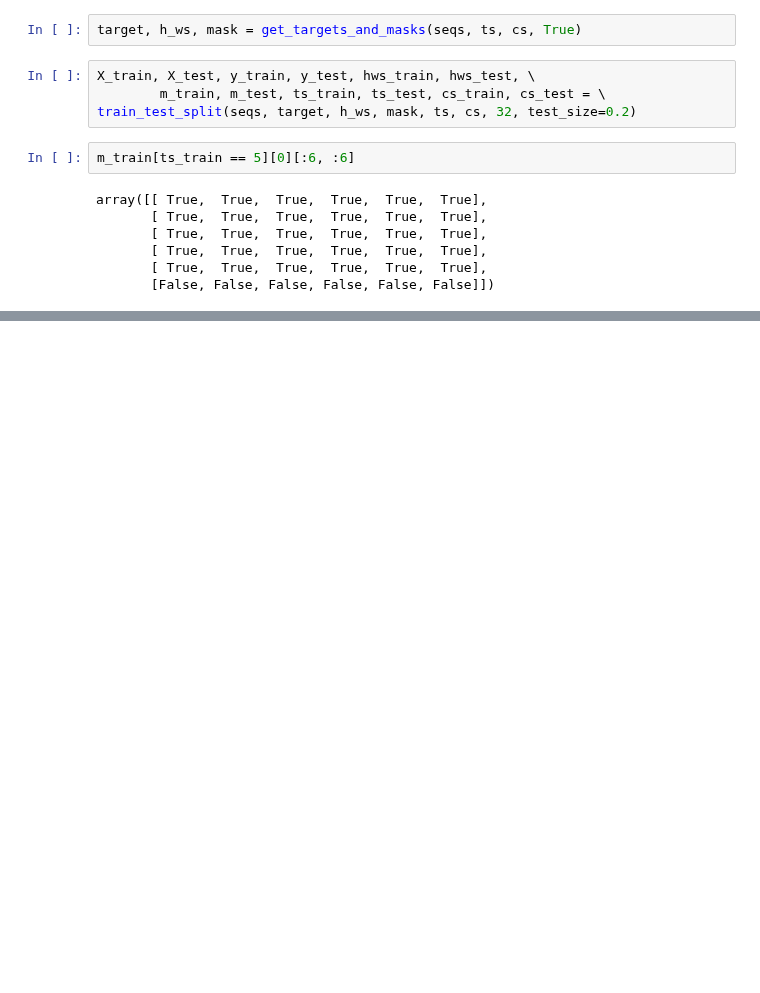
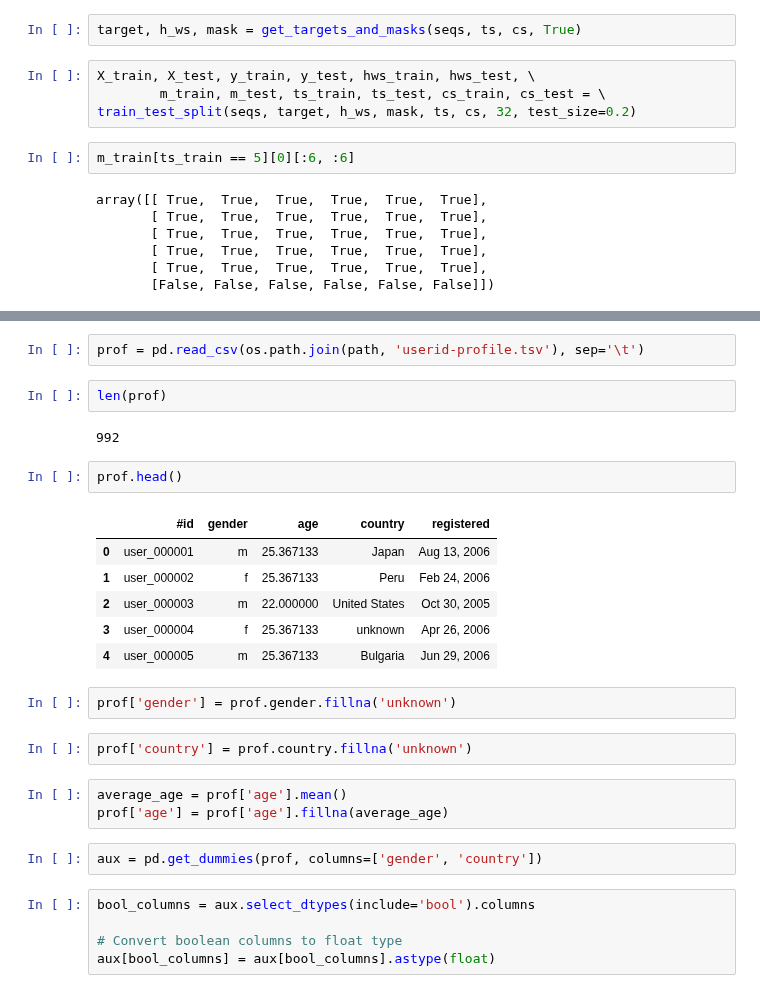
Before and after one commit to marianaw/deeptcsr, a Jupyter notebook: notebooks/load_dataset_debug.ipynb, the cells around one changed output, grey strips where cells are left out. Drawn from its saved outputs; the diff is of its cells as text; blank space fills up the shorter version.

```diff
--- a/notebooks/load_dataset_debug.ipynb
+++ b/notebooks/load_dataset_debug.ipynb
@@ -50,0 +45,29 @@ array([False, False, False, False,  True, False,  True, False, False,
+# %%
+prof = pd.read_csv(os.path.join(path, 'userid-profile.tsv'), sep='\t')
+# %%
+len(prof)
+# %% [output]
+992
+# %%
+prof.head()
+# %% [output]
+|  | #id | gender | age | country | registered |
+| 0 | user_000001 | m | 25.367133 | Japan | Aug 13, 2006 |
+| 1 | user_000002 | f | 25.367133 | Peru | Feb 24, 2006 |
+| 2 | user_000003 | m | 22.000000 | United States | Oct 30, 2005 |
+| 3 | user_000004 | f | 25.367133 | unknown | Apr 26, 2006 |
+| 4 | user_000005 | m | 25.367133 | Bulgaria | Jun 29, 2006 |
+# %%
+prof['gender'] = prof.gender.fillna('unknown')
+# %%
+prof['country'] = prof.country.fillna('unknown')
+# %%
+average_age = prof['age'].mean()
+prof['age'] = prof['age'].fillna(average_age)
+# %%
+aux = pd.get_dummies(prof, columns=['gender', 'country'])
+# %%
+bool_columns = aux.select_dtypes(include='bool').columns
+
+# Convert boolean columns to float type
+aux[bool_columns] = aux[bool_columns].astype(float)
```
Also changed, not shown: parts of 8 cells of this notebook, 5 other files.
